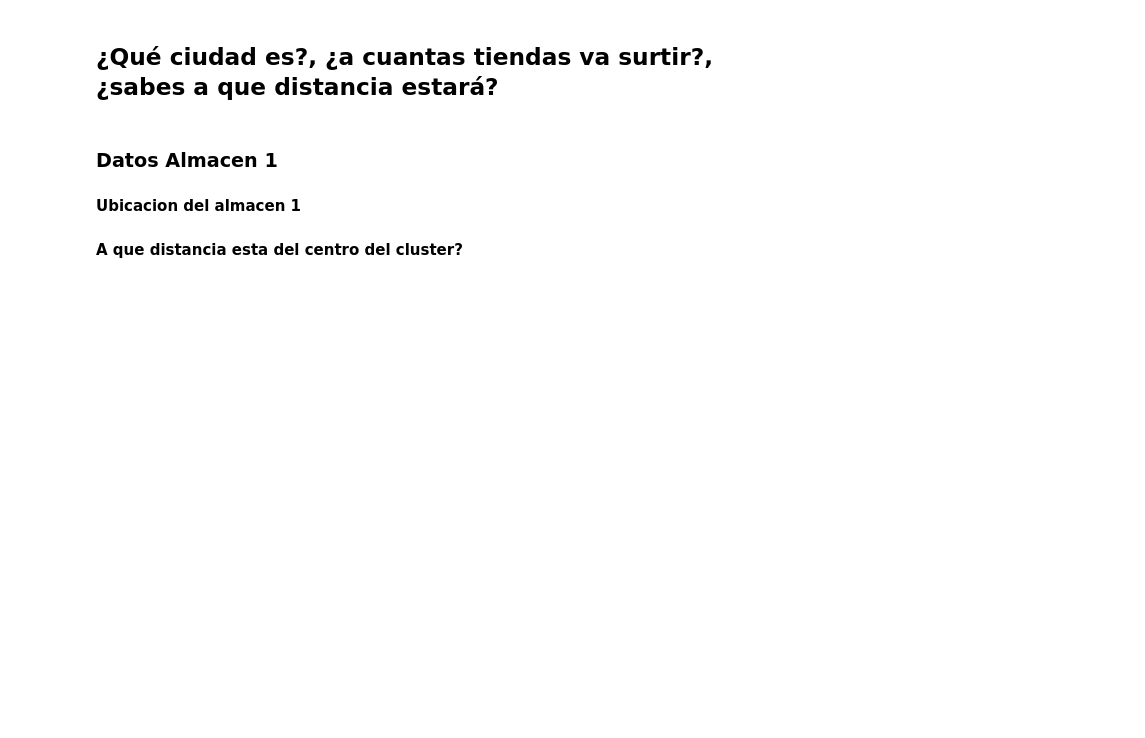
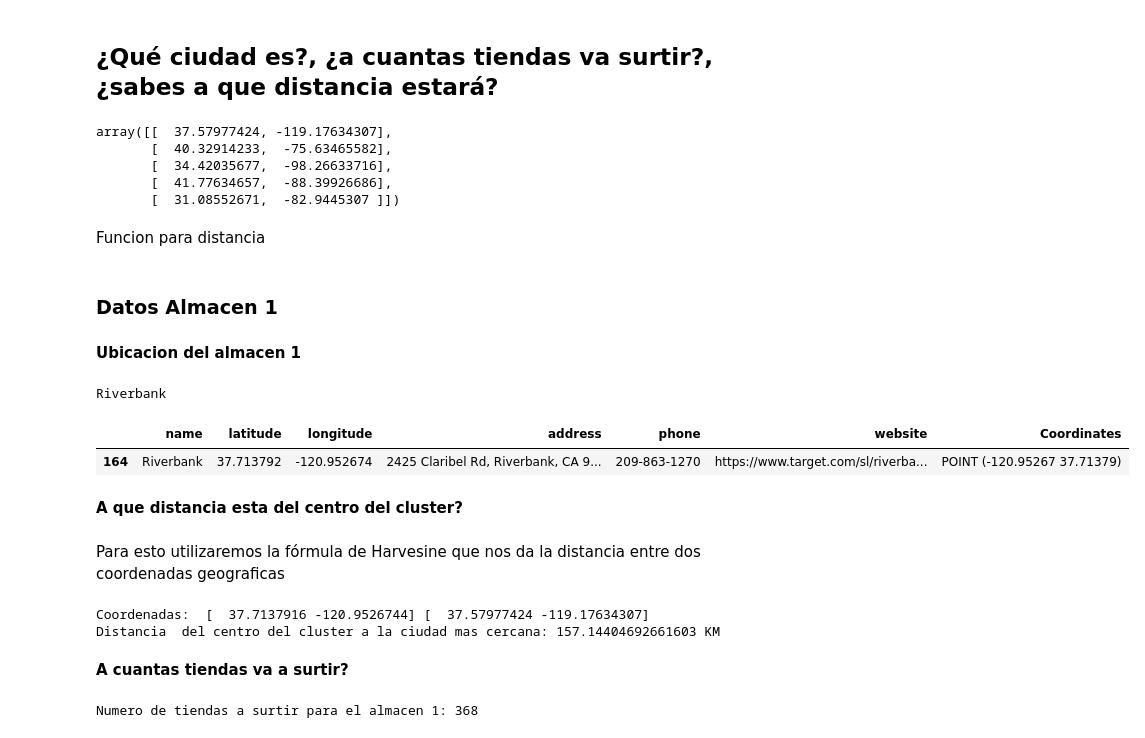
Before and after one commit to PosgradoMNA/actividades-de-aprendizaje-FranciscoMedellin, a Jupyter notebook: Actividad_Semanal_7_kmeans_target.ipynb, the cells around one changed output. Cells and saved outputs as stored; diff of their text form; code cells hidden in the pictures; blank space fills up the shorter version.

Commit message:
Actividad_Semanal_7_kmeans_target

```diff
--- a/Actividad_Semanal_7_kmeans_target.ipynb
+++ b/Actividad_Semanal_7_kmeans_target.ipynb
@@ -407,3 +406,13 @@ Las latitudes y longitudes de nuestros almacenes son:
 - [  41.74621079  -88.36689969]
 # %% [markdown]
 ##  ¿Qué ciudad es?, ¿a cuantas tiendas va surtir?, ¿sabes a que distancia estará?
+# %%
+kmeans.cluster_centers_
+# %% [output]
+array([[  37.57977424, -119.17634307],
+       [  40.32914233,  -75.63465582],
+       [  34.42035677,  -98.26633716],
+       [  41.77634657,  -88.39926686],
+       [  31.08552671,  -82.9445307 ]])
+# %% [markdown]
+Funcion para distancia
@@ -410,16 +428,59 @@ Las latitudes y longitudes de nuestros almacenes son:
 # %% [markdown]
-### Datos Almacen 1
+### **Datos Almacen 1**
 # %% [markdown]
 **Ubicacion del almacen 1**
 # %%
 # Usamos los centros y asignamos un rango dentro del cual podrian estar ciudades.
 # Utilizamos df que contiene datos de las ciudades y sus coordenadas.
 # Jugamos con los filtros
 temp = df[(df['latitude']>=(kmeans.cluster_centers_[0][0])) &
    (df['latitude']<(kmeans.cluster_centers_[0][0]+0.5)) &
    (df['longitude']<=(kmeans.cluster_centers_[0][1])) &
    (df['longitude']>(kmeans.cluster_centers_[0][1]-1.8))
 ]
 city =  np.array(temp["name"])[0]
+print(city)
+temp
+# %% [output]
+Riverbank
+|  | name | latitude | longitude | address | phone | website | Coordinates |
+| 164 | Riverbank | 37.713792 | -120.952674 | 2425 Claribel Rd, Riverbank, CA 9... | 209-863-1270 | https://www.target.com/sl/riverba... | POINT (-120.95267 37.71379) |
 # %% [markdown]
 **A que distancia esta del centro del cluster?**
+# %% [markdown]
+Para esto utilizaremos  la fórmula de Harvesine que nos da la distancia entre dos coordenadas geograficas
+# %%
+import math
+import numpy as np
+import pandas as pd
+
+def haversine(lat1, lon1, lat2, lon2):
+    rad=math.pi/180
+    dlat=lat2-lat1
+    dlon=lon2-lon1
+    R=6372.795477598
+    a=(math.sin(rad*dlat/2))**2 + math.cos(rad*lat1)*math.cos(rad*lat2)*(math.sin(rad*dlon/2))**2
+    distancia=2*R*math.asin(math.sqrt(a))
+    return distancia
+
+# arrays de coordeanadas - lat - long
+p_city = df[df["name"]==city]
+p_city = np.array(p_city[["latitude","longitude"]])[0,:] # convert to one dimension
+p_center = np.array(centers[0])
+
+print("Coordenadas: ",p_city, p_center)
+
+dist = haversine(p_city[0],p_city[1], p_center[0], p_center[1])
+print(f"Distancia  del centro del cluster a la ciudad mas cercana: {dist} KM")
+# %% [output]
+Coordenadas:  [  37.7137916 -120.9526744] [  37.57977424 -119.17634307]
+Distancia  del centro del cluster a la ciudad mas cercana: 157.14404692661603 KM
+# %% [markdown]
+**A cuantas tiendas va a surtir?**
+# %%
+dft = pd.DataFrame(kmeans.labels_)
+dft.columns =["clusters"]
+num_tiendas = len(dft[dft["clusters"]==0])
+print(f"Numero de tiendas a surtir para el almacen 1: {num_tiendas}")
+# %% [output]
+Numero de tiendas a surtir para el almacen 1: 368
```
Also changed, not shown: parts of 41 cells of this notebook.
